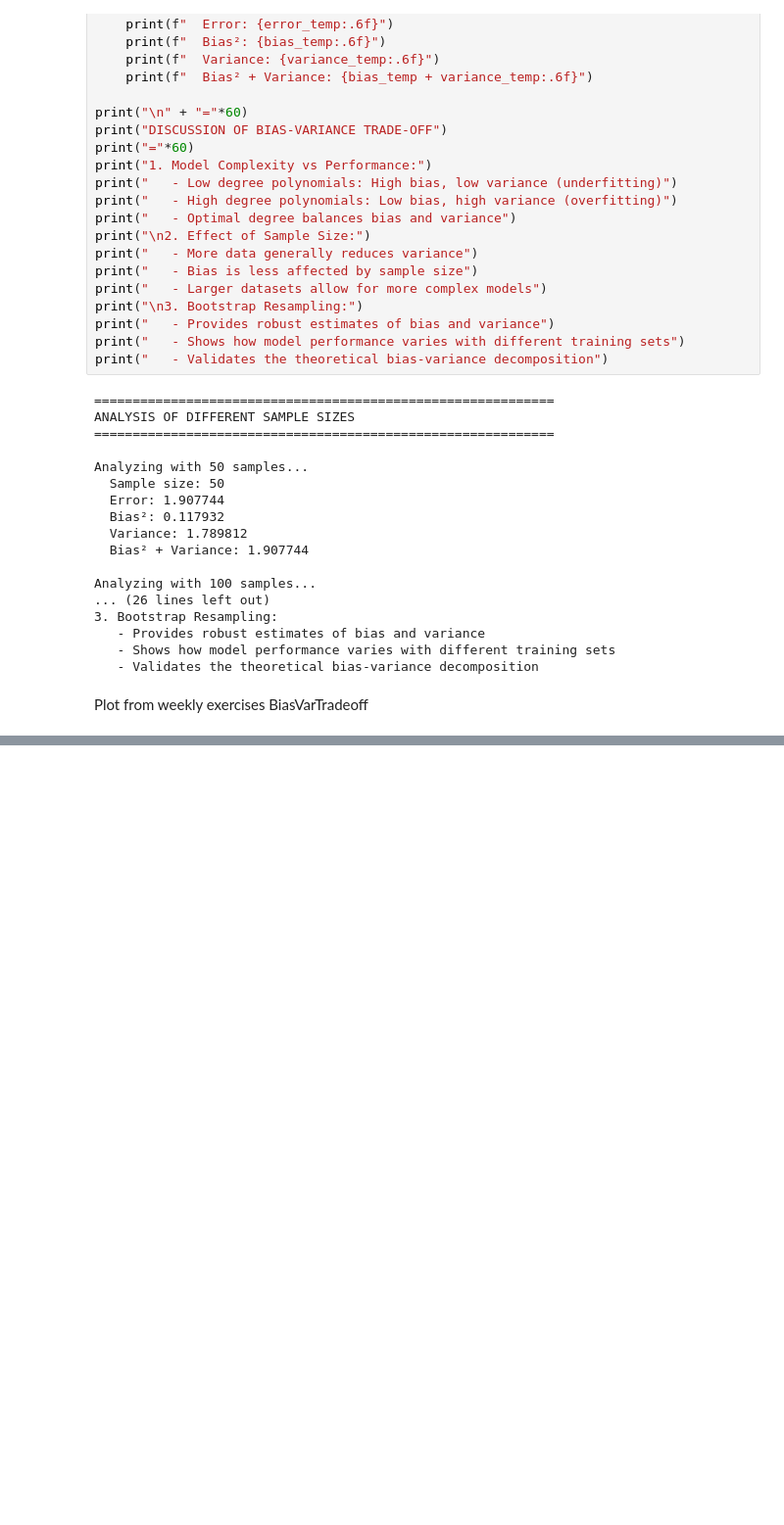
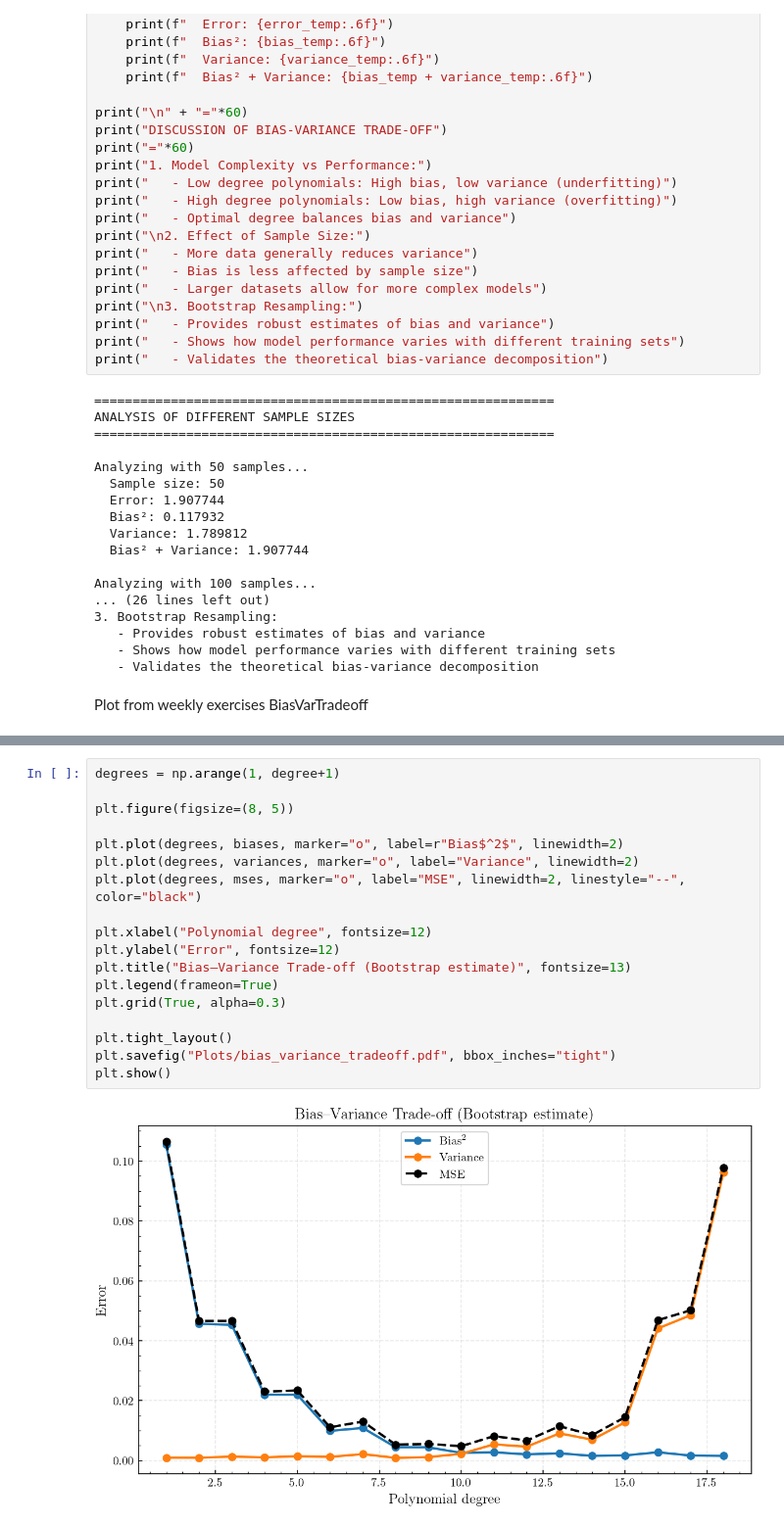
Before and after one commit to egil10/FYSSTK3155, a Jupyter notebook: PROJECT 1/Code/Exg.ipynb, the cells around one changed output, grey strips where cells are left out. Shown at 98% size. Drawn from its saved outputs; the diff is of its cells as text; blank space fills up the shorter version.

```diff
--- a/PROJECT 1/Code/Exg.ipynb
+++ b/PROJECT 1/Code/Exg.ipynb
@@ -409,0 +383,20 @@ plt.show()
+# %%
+degrees = np.arange(1, degree+1)
+
+plt.figure(figsize=(8, 5))
+
+plt.plot(degrees, biases, marker="o", label=r"Bias$^2$", linewidth=2)
+plt.plot(degrees, variances, marker="o", label="Variance", linewidth=2)
+plt.plot(degrees, mses, marker="o", label="MSE", linewidth=2, linestyle="--", color="black")
+
+plt.xlabel("Polynomial degree", fontsize=12)
+plt.ylabel("Error", fontsize=12)
+plt.title("Bias–Variance Trade-off (Bootstrap estimate)", fontsize=13)
+plt.legend(frameon=True)
+plt.grid(True, alpha=0.3)
+
+plt.tight_layout()
+plt.savefig("Plots/bias_variance_tradeoff.pdf", bbox_inches="tight")
+plt.show()
+# %% [output]
+[figure, added]
```
Also changed, not shown: parts of 3 cells of this notebook, 3 other files.
